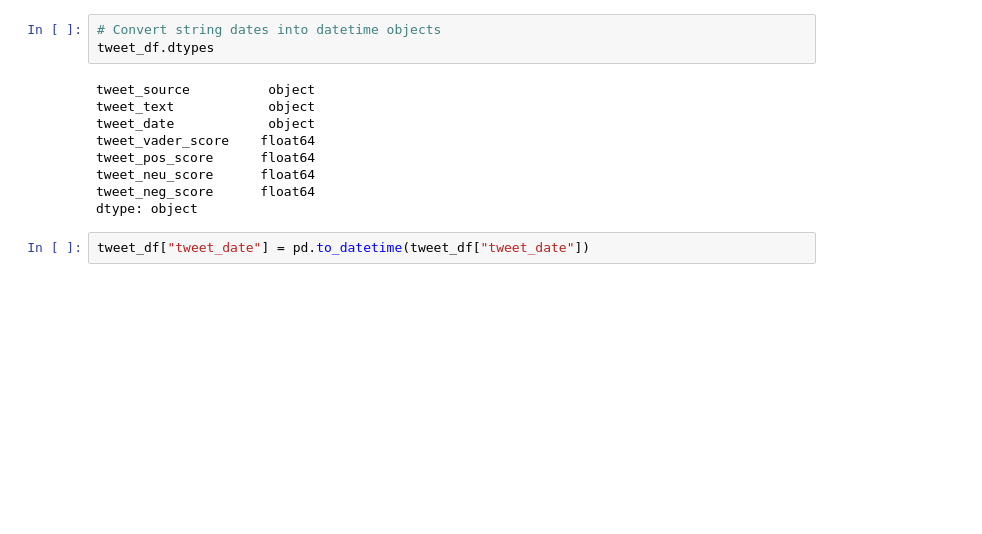
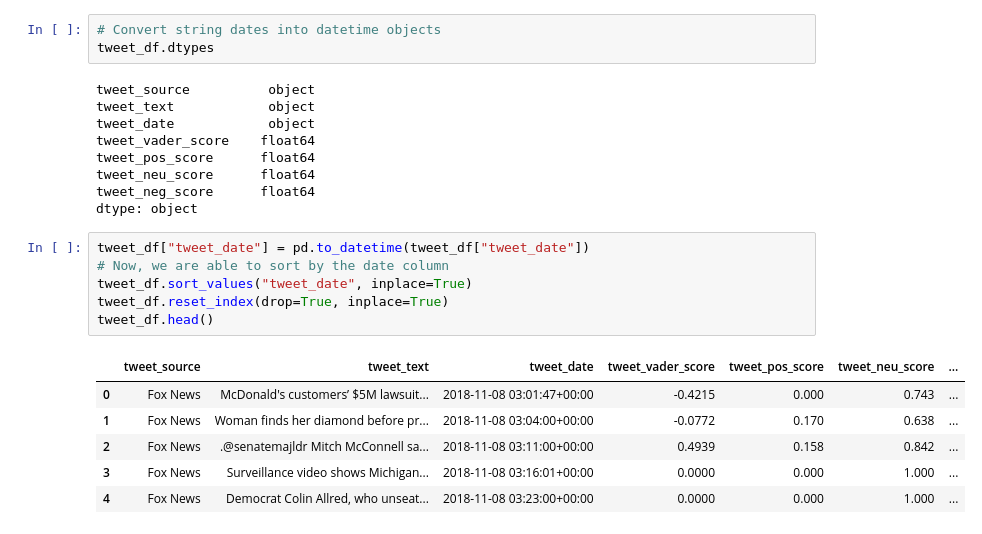
Before and after one commit to jwu047/News-Mood, a Jupyter notebook: jw_07_news_mood.ipynb, the cells around one changed output. Cells and saved outputs as stored; diff of their text form; blank space fills up the shorter version.

```diff
--- a/jw_07_news_mood.ipynb
+++ b/jw_07_news_mood.ipynb
@@ -89,5 +90,16 @@ tweet_pos_score      float64
 tweet_neu_score      float64
 tweet_neg_score      float64
 dtype: object
-# %%
-tweet_df["tweet_date"] = pd.to_datetime(tweet_df["tweet_date"])
+# %%
+tweet_df["tweet_date"] = pd.to_datetime(tweet_df["tweet_date"])
+# Now, we are able to sort by the date column
+tweet_df.sort_values("tweet_date", inplace=True)
+tweet_df.reset_index(drop=True, inplace=True)
+tweet_df.head()
+# %% [output]
+|  | tweet_source | tweet_text | tweet_date | tweet_vader_score | tweet_pos_score | tweet_neu_score | ... |
+| 0 | Fox News | McDonald's customers’ $5M lawsuit... | 2018-11-08 03:01:47+00:00 | -0.4215 | 0.000 | 0.743 | ... |
+| 1 | Fox News | Woman finds her diamond before pr... | 2018-11-08 03:04:00+00:00 | -0.0772 | 0.170 | 0.638 | ... |
+| 2 | Fox News | .@senatemajldr Mitch McConnell sa... | 2018-11-08 03:11:00+00:00 | 0.4939 | 0.158 | 0.842 | ... |
+| 3 | Fox News | Surveillance video shows Michigan... | 2018-11-08 03:16:01+00:00 | 0.0000 | 0.000 | 1.000 | ... |
+| 4 | Fox News | Democrat Colin Allred, who unseat... | 2018-11-08 03:23:00+00:00 | 0.0000 | 0.000 | 1.000 | ... |
```
Also changed, not shown: parts of 10 cells of this notebook.
